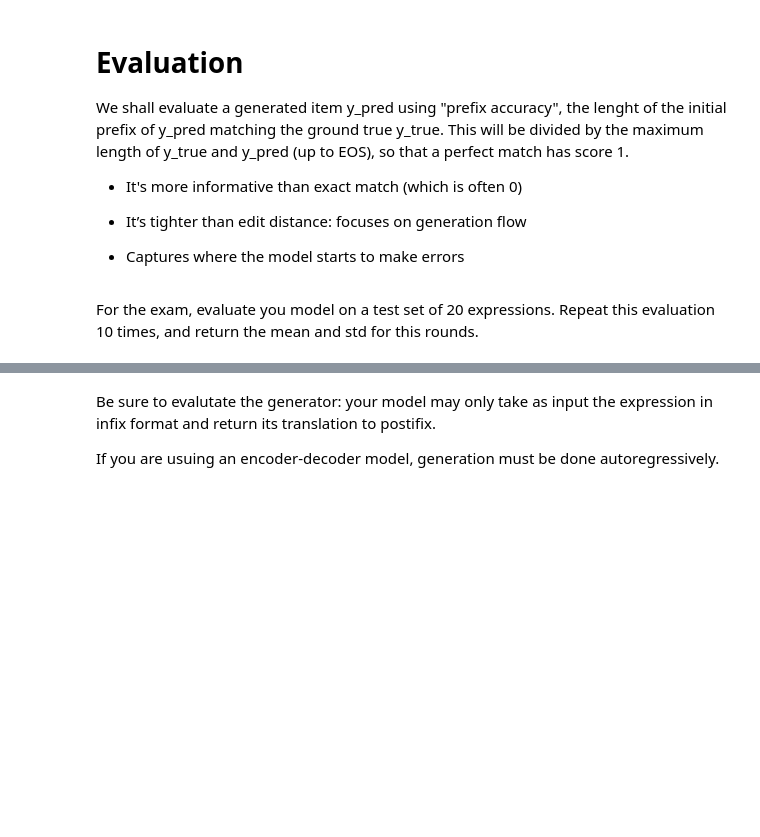
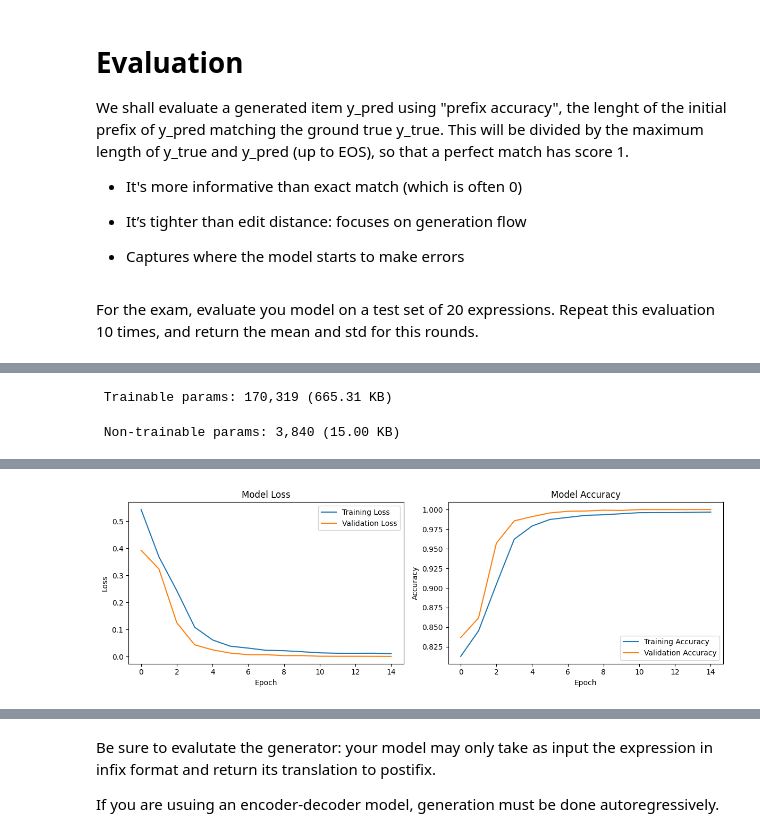
Before and after one commit to enricoferraiolo/Infix-to-postfix-notation, a Jupyter notebook: Infix_to_postifx_notation.ipynb, the cells around one changed output, grey strips where cells are left out. Cells and saved outputs as stored; diff of their text form; code cells hidden in the pictures; blank space fills up the shorter version.

```diff
--- a/Infix_to_postifx_notation.ipynb
+++ b/Infix_to_postifx_notation.ipynb
@@ -528,14 +196,0 @@ def prepare_data(batch_size=64, num_samples=10000, max_len=50):
-# %%
-# Train
-batch_size = 64
-epochs = 1
-X_train, dec_inp_train, Y_train = prepare_data(
-    batch_size=64, num_samples=20000, max_len=50
-)
-transformer.fit(
-    [X_train, dec_inp_train],
-    Y_train,
-    batch_size=batch_size,
-    epochs=epochs,
-    validation_split=0.1,
-)
@@ -544,0 +319,63 @@ KeyboardInterrupt:
+# %%
+# -------------------- Training --------------------
+
+# Prepare training data
+batch_size = 32
+epochs = 15  # Start with fewer epochs for testing
+
+# Generate smaller dataset for initial testing
+X_train, Y_train = generate_dataset(5000)  # Reduced from 20000
+decoder_input_train = shift_right(Y_train)
+
+# Validation dataset
+X_val, Y_val = generate_dataset(1000)
+decoder_input_val = shift_right(Y_val)
+
+print(f"Training samples: {len(X_train)}")
+print(f"Validation samples: {len(X_val)}")
+print(f"Input shape: {X_train.shape}")
+print(f"Output shape: {Y_train.shape}")
+print(f"Decoder input shape: {decoder_input_train.shape}")
+
+# Display model summary
+model.summary()
+
+# Train the model
+history = model.fit(
+    [X_train, decoder_input_train],
+    Y_train,
+    batch_size=batch_size,
+    epochs=epochs,
+    validation_data=([X_val, decoder_input_val], Y_val),
+    verbose=1,
+)
+
+# Plot training history
+import matplotlib.pyplot as plt
+
+plt.figure(figsize=(12, 4))
+
+plt.subplot(1, 2, 1)
+plt.plot(history.history["loss"], label="Training Loss")
+plt.plot(history.history["val_loss"], label="Validation Loss")
+plt.title("Model Loss")
+plt.xlabel("Epoch")
+plt.ylabel("Loss")
+plt.legend()
+
+plt.subplot(1, 2, 2)
+plt.plot(history.history["accuracy"], label="Training Accuracy")
+plt.plot(history.history["val_accuracy"], label="Validation Accuracy")
+plt.title("Model Accuracy")
+plt.xlabel("Epoch")
+plt.ylabel("Accuracy")
+plt.legend()
+
+plt.tight_layout()
+plt.show()
+
+print(f"Final training loss: {history.history['loss'][-1]:.4f}")
+print(f"Final validation loss: {history.history['val_loss'][-1]:.4f}")
+print(f"Final training accuracy: {history.history['accuracy'][-1]:.4f}")
+print(f"Final validation accuracy: {history.history['val_accuracy'][-1]:.4f}")
+# %% [output]
@@ -544,0 +406,2 @@ KeyboardInterrupt:
+ Trainable params: 170,319 (665.31 KB)
+ Non-trainable params: 3,840 (15.00 KB)
@@ -544,0 +425 @@ KeyboardInterrupt:
+[figure, added]
```
Also changed, not shown: parts of 10 cells of this notebook, 1 other file.
